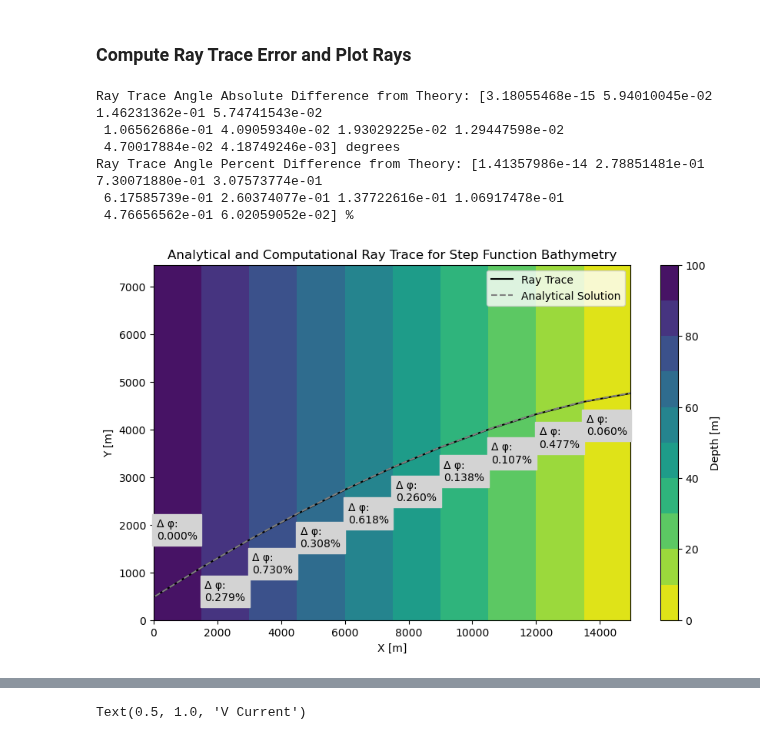
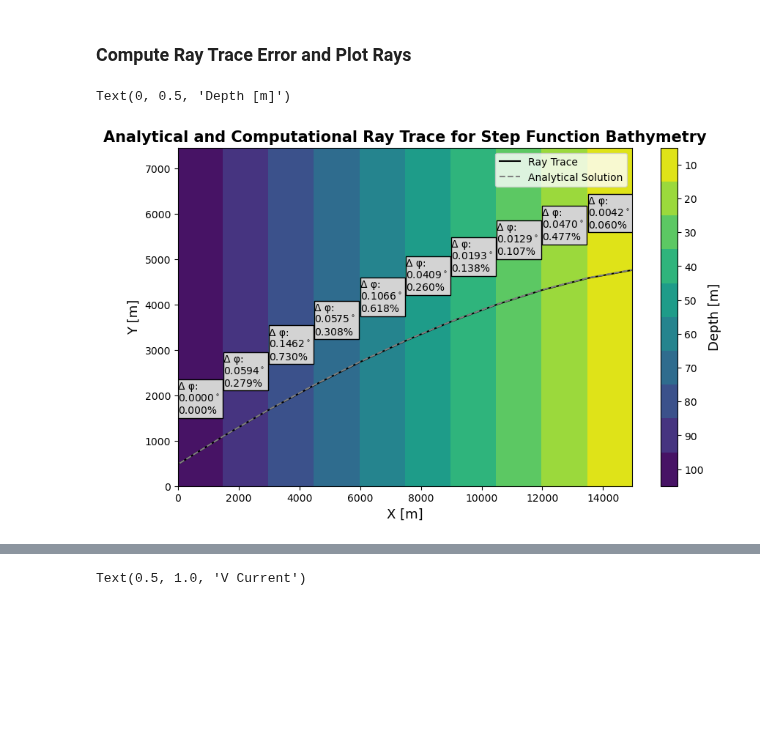
Before and after one commit to mines-oceanography/mantaray, a Jupyter notebook: notebooks/theoretical_comparison/snells_law_verification.ipynb, the cells around one changed output, grey strips where cells are left out. Drawn from its saved outputs; the diff is of its cells as text; code cells hidden in the pictures; blank space fills up the shorter version.

```diff
--- a/notebooks/theoretical_comparison/snells_law_verification.ipynb
+++ b/notebooks/theoretical_comparison/snells_law_verification.ipynb
@@ -141,21 +176 @@ Text(0.5, 1.0, 'V Current')
-# %%
-# Define Environment Parameters
-depth_max = step_bathymetry.depth.max().values
-NY, NX = step_bathymetry.depth.shape
-dl = np.diff(step_bathymetry.x.values)[0]
-depth_levels_raw, depth_indices_raw = np.unique(step_bathymetry.depth.values, return_index=True)
-depth_levels = np.flip(depth_levels_raw)
-depth_indices = np.flip(depth_indices_raw)
-n_shelfs = len(depth_levels)
-
-# Define wave Parameters
-k = 2*np.pi/10000 # lambda = 10000m
-phi0 = np.pi/8
-kx = k*np.cos(phi0)
-ky = k*np.sin(phi0)
-omega = np.sqrt(depth_max*9.8)*k
-
-# Define ray initial positon
-x0 = 50 # Offset from 0 by 1 step
-y0 = 500
 # %%
@@ -180,38 +195,32 @@ phis_analytical, ys_analytical, ks_analytical = analytical_ray_trace(xs_analytic
                                                                      mode='shallow_bathymetry', depths=depth_levels)
 # %% [markdown]
 ### Compute Ray Trace Error and Plot Rays
-# %%
-# Organize computed ray angles with "x" as a coordinate
-ray_angles = xr.DataArray(data=ray_evolution.phi.values[:-1], coords={'x':ray_evolution.x.values[:-1]})
-
-# Find the difference and percent difference between the analytical and computational ray traces
-phi_diffs = np.abs(phis_analytical - ray_angles.sel(x=mid_shelf_xs, method='nearest'))
-phi_diffs_percent = phi_diffs / phis_analytical * 100
-print('Ray Trace Angle Absolute Difference from Theory:', phi_diffs.values*180/np.pi, 'degrees')
-print('Ray Trace Angle Percent Difference from Theory:', phi_diffs_percent.values, '%')
-# %% [output]
-Ray Trace Angle Absolute Difference from Theory: [3.18055468e-15 5.94010045e-02 1.46231362e-01 5.74741543e-02
- 1.06562686e-01 4.09059340e-02 1.93029225e-02 1.29447598e-02
- 4.70017884e-02 4.18749246e-03] degrees
-Ray Trace Angle Percent Difference from Theory: [1.41357986e-14 2.78851481e-01 7.30071880e-01 3.07573774e-01
- 6.17585739e-01 2.60374077e-01 1.37722616e-01 1.06917478e-01
- 4.76656562e-01 6.02059052e-02] %
 # %%
+# Organize computed ray angles with "x" as a coordinate
+ray_angles = xr.DataArray(data=ray_evolution.phi.values[:-1], coords={'x':ray_evolution.x.values[:-1]})
+
+# Find the difference and percent difference between the analytical and computational ray trace (taken in middle of step)
+phi_diffs = np.abs(phis_analytical - ray_angles.sel(x=mid_shelf_xs, method='nearest'))
+phi_diffs_degrees = phi_diffs * 180/np.pi
+phi_diffs_percent = phi_diffs / phis_analytical * 100
+
 # Plot the Ray Comparisons
 fig, ax = plt.subplots(figsize=(10,6))
-contours = ax.contourf(step_bathymetry.x, step_bathymetry.y, step_bathymetry.depth, cmap='viridis_r', levels=np.flip(np.concatenate((depth_levels, np.array([0,])))))
+contours = ax.contourf(step_bathymetry.x, step_bathymetry.y, step_bathymetry.depth, cmap='viridis_r', levels=np.append(depth_levels_raw, depth_levels_raw[-1]+d_depths)-d_depths/2)
 ax.autoscale(False)
 ax.plot(ray_evolution.x, ray_evolution.y, marker='', linestyle='solid', color='black', label='Ray Trace')
 ax.plot(xs_analytical, ys_analytical, marker='', linestyle='dashed', color='grey', label='Analytical Solution')
-for i, pcent_diff in enumerate(phi_diffs_percent):
-    if i == 0:
-        ax.text(x=mid_shelf_xs[i] - 650, y=ys_analytical[i]+1200, s='Δ φ: \n' + "{0:1.3f}".format(pcent_diff) + '%', backgroundcolor='lightgrey')
-        continue
-    ax.text(x=mid_shelf_xs[i] - 650, y=ys_analytical[i]-700, s='Δ φ: \n' + "{0:1.3f}".format(pcent_diff) + '%', backgroundcolor='lightgrey')
+for i in range(len(phi_diffs)):
+    ax.text(x=shelf_edge_xs[i], y=ys_analytical[i]+1100, s='Δ φ:\n{a:1.4f}$^\circ$\n{b:1.3f}'.format(a=phi_diffs_degrees[i], b=phi_diffs_percent[i]) + '%')
+    ax.add_patch(Rectangle((shelf_edge_xs[i], ys_analytical[i]+1000), width=np.diff(shelf_edge_xs)[0]-30, height=850, facecolor='lightgray', edgecolor='black'))
 ax.legend()
-ax.set_title(label='Analytical and Computational Ray Trace for Step Function Bathymetry')
-ax.set_xlabel(xlabel='X [m]')
-ax.set_ylabel(ylabel='Y [m]')
-cax = fig.colorbar(contours, label='Depth [m]')
+ax.set_title(label='Analytical and Computational Ray Trace for Step Function Bathymetry', fontsize=15, fontweight='heavy')
+ax.set_xlabel(xlabel='X [m]', fontsize=13)
+ax.set_ylabel(ylabel='Y [m]', fontsize=13)
+cax = fig.colorbar(contours)
+cax.set_ticks(depth_levels_raw)
+cax.ax.invert_yaxis()
+cax.ax.set_ylabel('Depth [m]', fontsize=13)
 # %% [output]
+Text(0, 0.5, 'Depth [m]')
-[figure, old version]
+[figure, new version]
```
Also changed, not shown: parts of 25 cells of this notebook.
